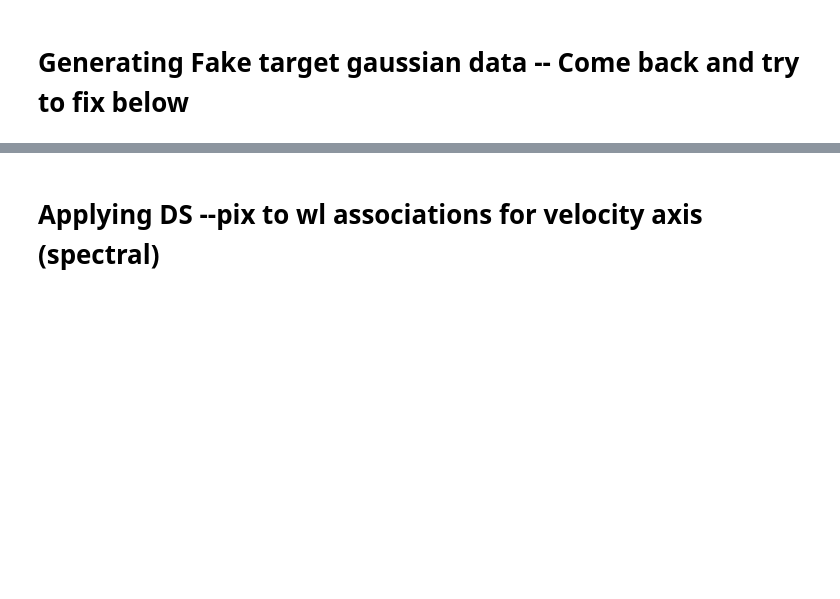
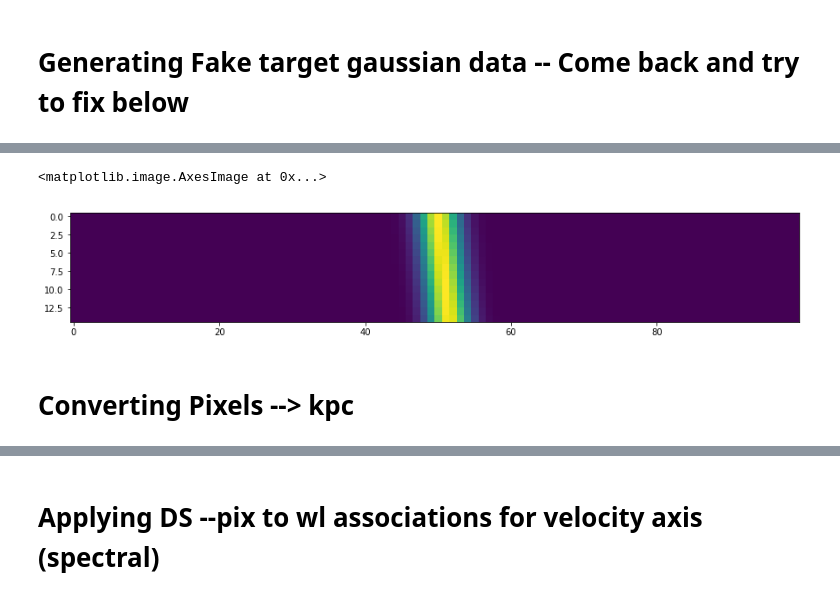
Before and after one commit to deerow22/data_reduction_scrap, a Jupyter notebook: SAGA-c22.ipynb, the cells around one changed output, grey strips where cells are left out. Drawn from its saved outputs; the diff is of its cells as text; code cells hidden in the pictures; blank space fills up the shorter version.

```diff
--- a/SAGA-c22.ipynb
+++ b/SAGA-c22.ipynb
@@ -661,0 +662,5 @@ print(new_short)
+# %%
+#generating fake target data that's all gaussian- so can expect specific results
+x_fakeg, y_fakeg = np.mgrid[0:100, 0:15]
+mock_data = np.exp(-0.5*((x_fakeg-(50+y_fakeg/10))/2.0)**2)
+mock_data
@@ -661,0 +681,8 @@ print(new_short)
+# %%
+plt.figure(figsize=(15,20))
+plt.imshow(mock_data.T)
+# %% [output]
+<matplotlib.image.AxesImage at 0x...>
+[figure, added]
+# %% [markdown]
+# Converting Pixels --> kpc
```
Also changed, not shown: parts of 32 cells of this notebook.
